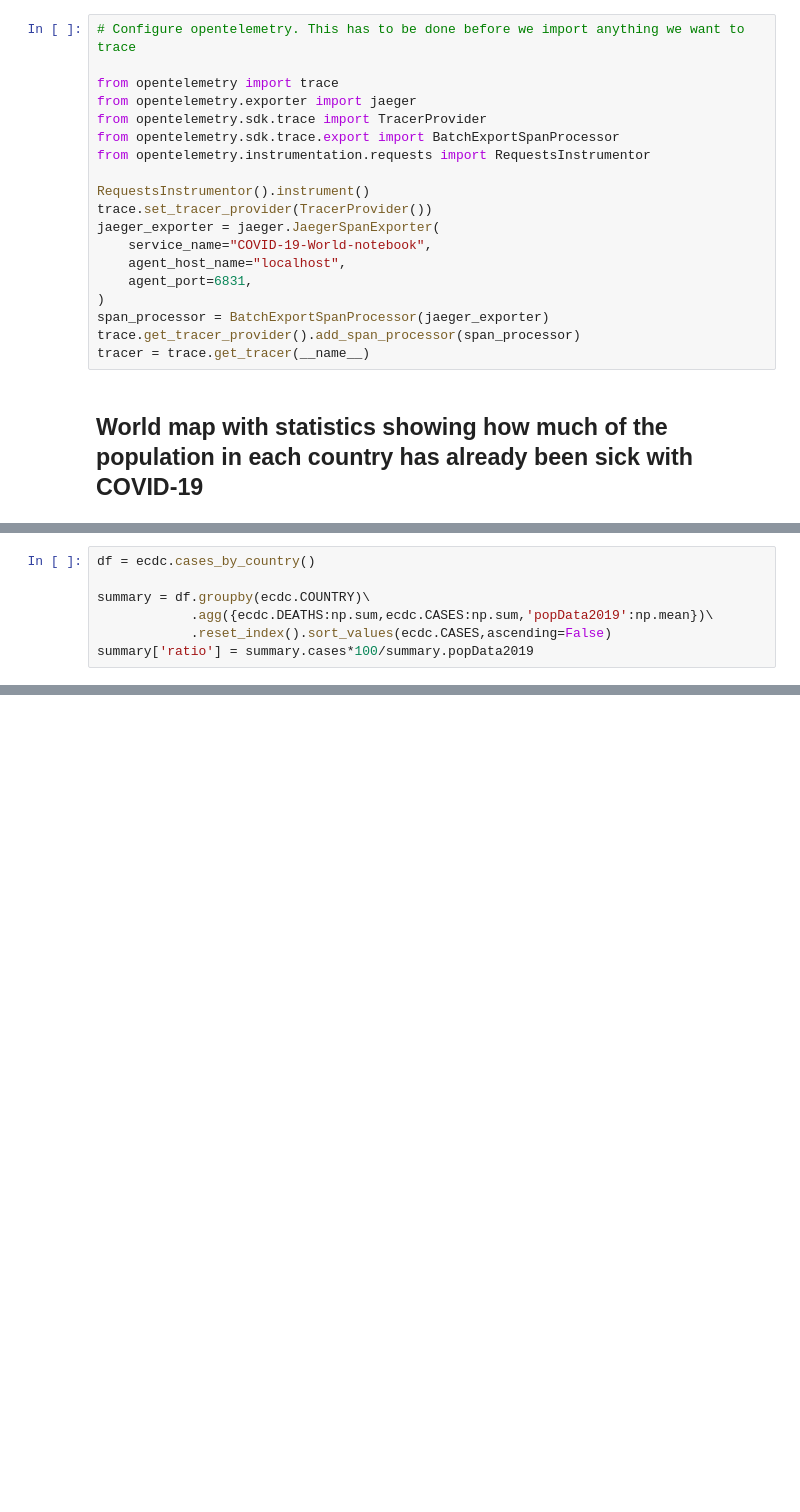
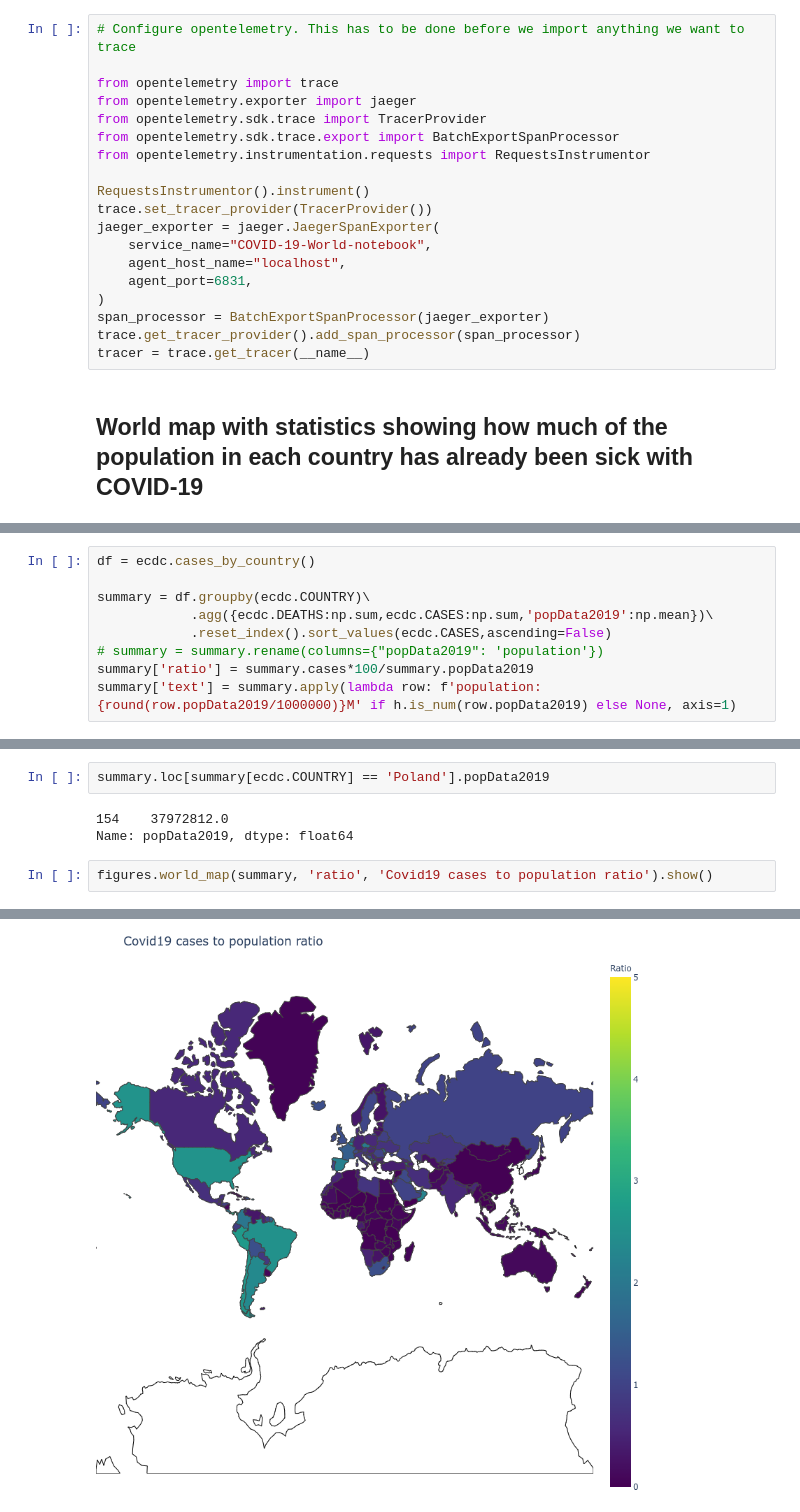
Before and after one commit to LukaszSwolkien/Covid19, a Jupyter notebook: notebooks/World.ipynb, the cells around one changed output, grey strips where cells are left out. Drawn from its saved outputs; the diff is of its cells as text; blank space fills up the shorter version.

```diff
--- a/notebooks/World.ipynb
+++ b/notebooks/World.ipynb
@@ -44,4 +46,6 @@ df = ecdc.cases_by_country()
 summary = df.groupby(ecdc.COUNTRY)\
             .agg({ecdc.DEATHS:np.sum,ecdc.CASES:np.sum,'popData2019':np.mean})\
             .reset_index().sort_values(ecdc.CASES,ascending=False)
+# summary = summary.rename(columns={"popData2019": 'population'})
 summary['ratio'] = summary.cases*100/summary.popData2019
+summary['text'] = summary.apply(lambda row: f'population: {round(row.popData2019/1000000)}M' if h.is_num(row.popData2019) else None, axis=1)
@@ -78,0 +52,8 @@ choromap.show()
+# %%
+summary.loc[summary[ecdc.COUNTRY] == 'Poland'].popData2019
+# %% [output]
+154    37972812.0
+Name: popData2019, dtype: float64
+# %%
+figures.world_map(summary, 'ratio', 'Covid19 cases to population ratio').show()
+# %% [output]
@@ -78,0 +61 @@ choromap.show()
+[figure, added]
```
Also changed, not shown: parts of 6 cells of this notebook, 14 other files.
